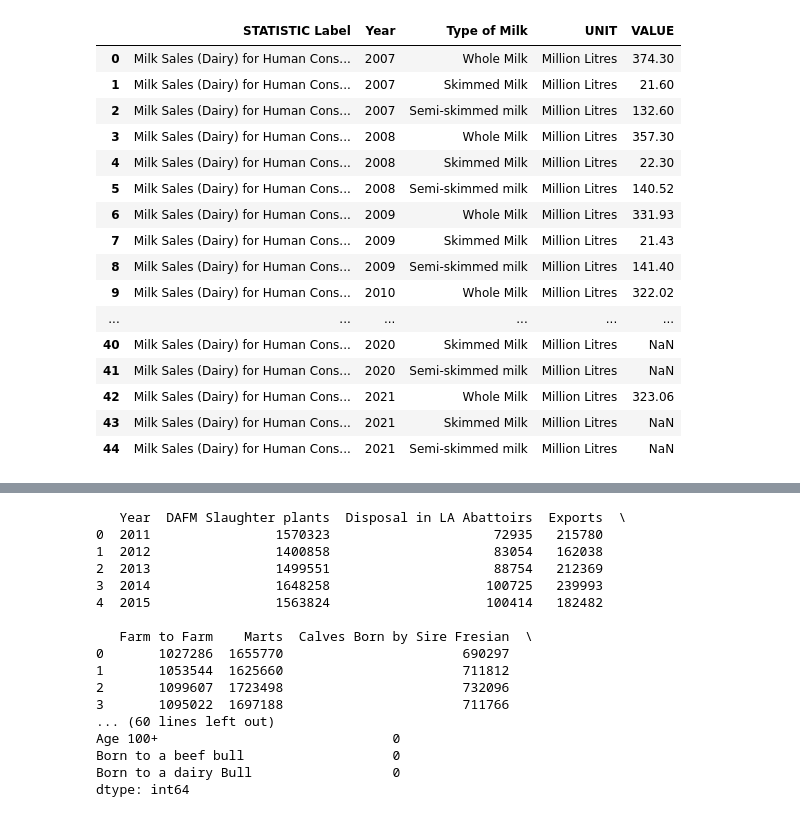
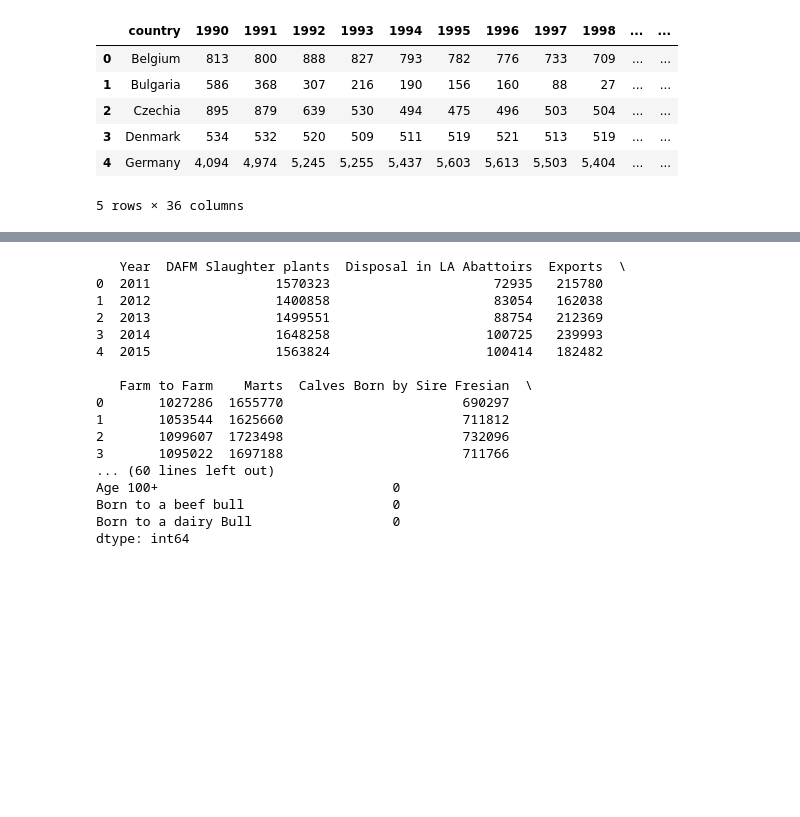
Before and after one commit to teresaq1/Agricultural-Dairy-Milk-Data-Analysis, a Jupyter notebook: notebooks/data source.ipynb, the cells around one changed output, grey strips where cells are left out. Saved outputs shown, nothing was run; the diff lists cells and outputs as text; code cells hidden in the pictures; blank space fills up the shorter version.

```diff
--- a/notebooks/data source.ipynb
+++ b/notebooks/data source.ipynb
@@ -16,27 +16,47 @@ from tabulate import tabulate
 df_trends_bovine_data = pd.read_csv(r'trends_bovine_data.csv',header=0)#reading in irish bovine data file, DATASET 1
 df_milk_sales8021 = pd.read_csv(r'milk_sales_80-21.csv',header=0)# DATASET 2
 df_milk_prices0721 = pd.read_csv(r'milk_prices_07-21.csv',header=0)# DATASET 3
-df_milk_sales0721 = pd.read_csv(r'milk_sales_07-21.csv',header=0)# DATASET 3
-df_irish_cheese1022 = pd.read_csv(r'irish_dairy_produce_10-22_Cheese.csv',header=0)# DATASET 4
-df_irish_butter1022 = pd.read_csv(r'irish_dairy_produce_10-22_Butter.csv',header=0)# DATASET 4
-df_irish_skimmedmilkpowder1022 = pd.read_csv(r'irish_dairy_produce_10-22_SkimmedMilkPowder.csv',header=0)# DATASET 4
+df_milk_sales0721 = pd.read_csv(r'milk_sales_07-21.csv',header=0)# DATASET
+df_irish_cheese1022 = pd.read_csv(r'irish_dairy_produce_10-22_Cheese.csv',header=0)# DATASET
+df_irish_butter1022 = pd.read_csv(r'irish_dairy_produce_10-22_Butter.csv',header=0)# DATASET
+df_irish_skimmedmilkpowder1022 = pd.read_csv(r'irish_dairy_produce_10-22_SkimmedMilkPowder.csv',header=0)# DATASET
+
+#reading in european data
+df_eumilk_produce9021 = pd.read_csv(r'DairyMilk_produce_europe.csv',header=0)# DATASET
+df_eucheese_produce9021 = pd.read_csv(r'DairyCheese_produce_europe.csv',header=0)# DATASET
+df_eubutter_produce9021 = pd.read_csv(r'DairyButter_produce_europe.csv',header=0)# DATASET
+df_eucheese_produce9021 = pd.read_csv(r'DairySkimmedMilkPowder_produce_europe.csv',header=0)# DATASET
+# %%
+df_eumilk_produce9021.head()
+# %% [output]
+|  | country | 1990 | 1991 | 1992 | 1993 | 1994 | 1995 | 1996 | 1997 | 1998 | ... | ... |
+| 0 | Belgium | 813 | 800 | 888 | 827 | 793 | 782 | 776 | 733 | 709 | ... | ... |
+| 1 | Bulgaria | 586 | 368 | 307 | 216 | 190 | 156 | 160 | 88 | 27 | ... | ... |
+| 2 | Czechia | 895 | 879 | 639 | 530 | 494 | 475 | 496 | 503 | 504 | ... | ... |
+| 3 | Denmark | 534 | 532 | 520 | 509 | 511 | 519 | 521 | 513 | 519 | ... | ... |
+| 4 | Germany | 4,094 | 4,974 | 5,245 | 5,255 | 5,437 | 5,603 | 5,613 | 5,503 | 5,404 | ... | ... |
+5 rows × 36 columns
 # %%
-df_milk_sales0721
+#dropping first and 3rd columns
+#df_eumilk_produce9021.drop(columns=["ID",'code'], inplace=True) #dropping columns
+df_eumilk_produce9021.head()
+#subsetting dataset for years producing most bovine population and years 2000-2020 using iloc indexer
+#"Spain",'Germany','France','Italy','Ireland',denmark, romania= rows
+
+
+df_eumilk_produce2020=df_eumilk_produce9021.iloc[[3,8,4,9,11,22,6],[0,21,22,23,24,25,26,27,28,29,30,31]]
+df_eumilk_produce92020
+
+xdf_eumilk_produce2020=df_eumilk_produce2020[['country','2010','2011','2012','2013','2014','2015','2016','2017','2018','2019','2020']]
+xdf_eumilk_produce2020.head()
+#melting data for graph
+df_eumilk_produce2020melt = pd.melt(xdf_eumilk_produce2020, id_vars=['country'],  value_vars=['2010','2011','2012','2013','2014','2015','2016','2017','2018','2019','2020'], var_name='year',value_name='number')
+df_eumilk_produce2020melt.head()
+df_eumilk_produce2020melt= pd.melt(xdf_eumilk_produce2020, id_vars=['country'],  value_vars=['2010','2011','2012','2013','2014','2015','2016','2017','2018','2019','2020'], var_name='year',value_name='number')
+
+df_eumilk_produce2020melt=df_eumilk_produce2020melt.replace(',','',regex=True)#removal of special characters
+df_eumilk_produce2020melt=df_eumilk_produce2020melt.replace('e','',regex=True)#removal of special characters
+df_eumilk_produce2020melt=df_eumilk_produce2020melt.replace('b','',regex=True)#removal of special characters
+
+#df_eumilk_produce2020melt['number'].astype(int)
+df_eumilk_produce2020melt['number']=df_eumilk_produce2020melt['number'].astype(int)
-# %% [output]
-|  | STATISTIC Label | Year | Type of Milk | UNIT | VALUE |
-| 0 | Milk Sales (Dairy) for Human Cons... | 2007 | Whole Milk | Million Litres | 374.30 |
-| 1 | Milk Sales (Dairy) for Human Cons... | 2007 | Skimmed Milk | Million Litres | 21.60 |
-| 2 | Milk Sales (Dairy) for Human Cons... | 2007 | Semi-skimmed milk | Million Litres | 132.60 |
-| 3 | Milk Sales (Dairy) for Human Cons... | 2008 | Whole Milk | Million Litres | 357.30 |
-| 4 | Milk Sales (Dairy) for Human Cons... | 2008 | Skimmed Milk | Million Litres | 22.30 |
-| 5 | Milk Sales (Dairy) for Human Cons... | 2008 | Semi-skimmed milk | Million Litres | 140.52 |
-| 6 | Milk Sales (Dairy) for Human Cons... | 2009 | Whole Milk | Million Litres | 331.93 |
-| 7 | Milk Sales (Dairy) for Human Cons... | 2009 | Skimmed Milk | Million Litres | 21.43 |
-| 8 | Milk Sales (Dairy) for Human Cons... | 2009 | Semi-skimmed milk | Million Litres | 141.40 |
-| 9 | Milk Sales (Dairy) for Human Cons... | 2010 | Whole Milk | Million Litres | 322.02 |
-| ... | ... | ... | ... | ... | ... |
-| 40 | Milk Sales (Dairy) for Human Cons... | 2020 | Skimmed Milk | Million Litres | NaN |
-| 41 | Milk Sales (Dairy) for Human Cons... | 2020 | Semi-skimmed milk | Million Litres | NaN |
-| 42 | Milk Sales (Dairy) for Human Cons... | 2021 | Whole Milk | Million Litres | 323.06 |
-| 43 | Milk Sales (Dairy) for Human Cons... | 2021 | Skimmed Milk | Million Litres | NaN |
-| 44 | Milk Sales (Dairy) for Human Cons... | 2021 | Semi-skimmed milk | Million Litres | NaN |
```
Also changed, not shown: parts of 18 cells of this notebook.
